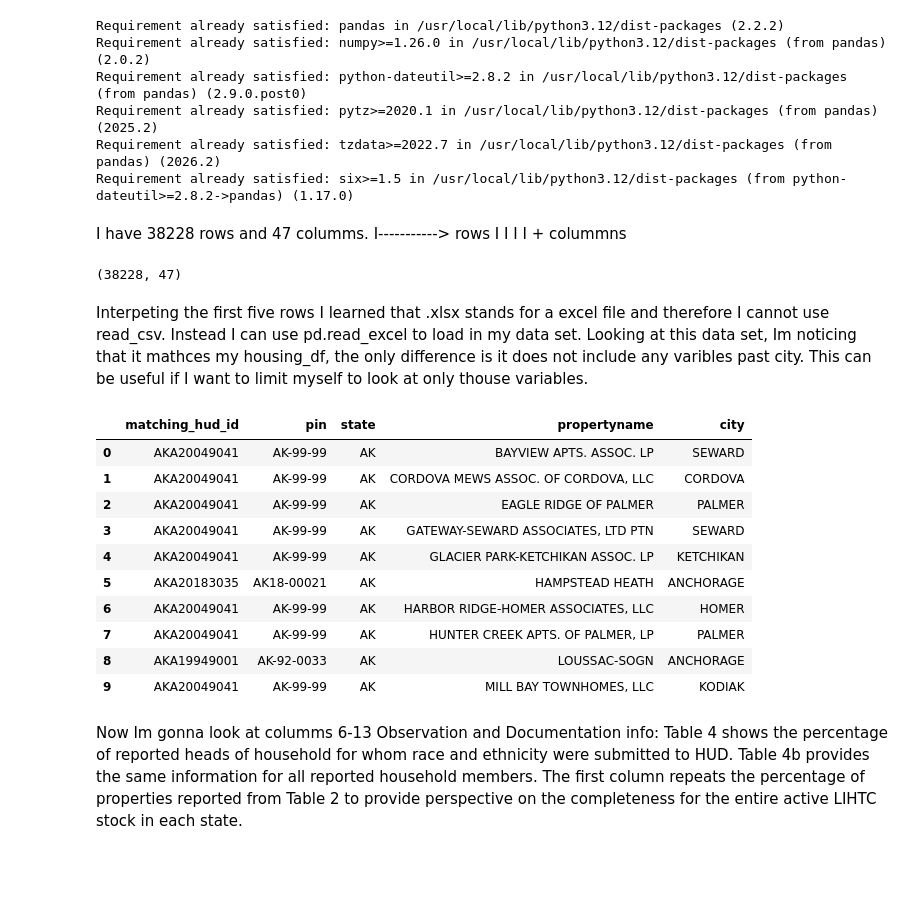
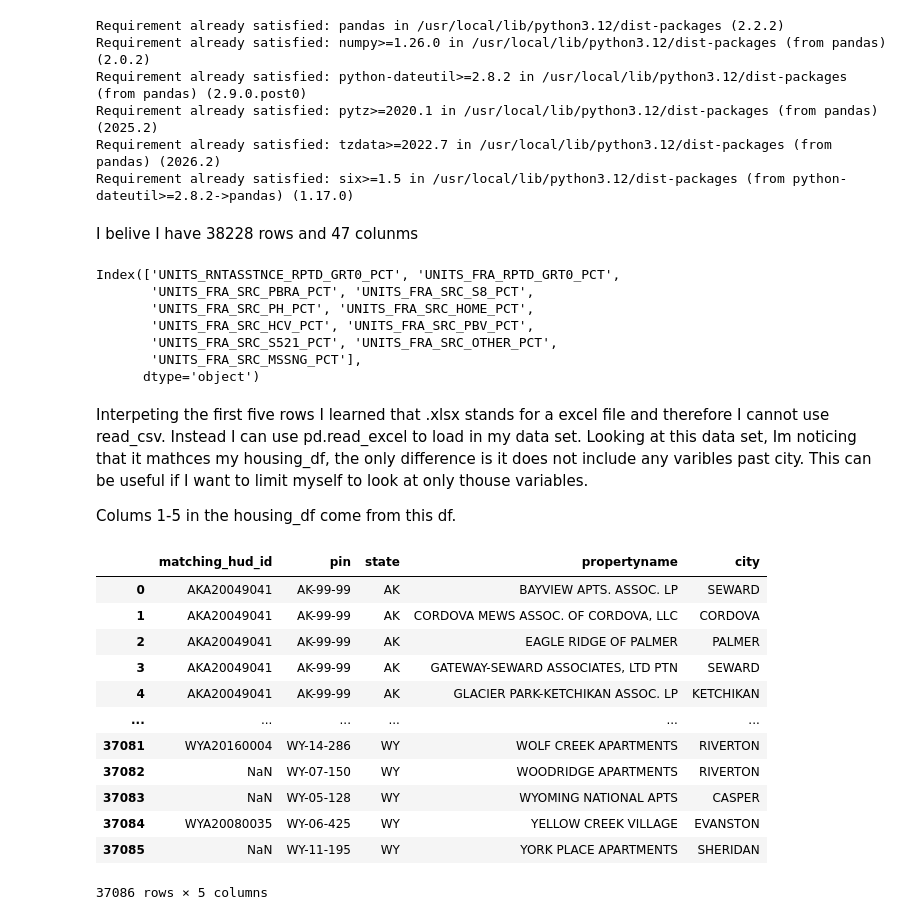
Before and after one commit to bitriagaleonela40-cmd/housing-research, a Jupyter notebook: Housing.ipynb, the cells around one changed output. Cells and saved outputs as stored; diff of their text form; code cells hidden in the pictures; blank space fills up the shorter version.

```diff
--- a/Housing.ipynb
+++ b/Housing.ipynb
@@ -14,42 +14,40 @@ import pandas as pd
 # %%
 housing_df = pd.read_csv("/content/2022 LIHTC Full Tenant Data.csv")
 # %% [markdown]
-I have 38228 rows and 47 columms.
-I-----------> rows
-I
-I
-I
-I
-+
-colummns
+I belive I have 38228 rows and 47 colunms
 # %%
 housing_df.head(14)
 housing_df.shape
+housing_df.columns[36:47]
 # %% [output]
-(38228, 47)
+Index(['UNITS_RNTASSTNCE_RPTD_GRT0_PCT', 'UNITS_FRA_RPTD_GRT0_PCT',
+       'UNITS_FRA_SRC_PBRA_PCT', 'UNITS_FRA_SRC_S8_PCT',
+       'UNITS_FRA_SRC_PH_PCT', 'UNITS_FRA_SRC_HOME_PCT',
+       'UNITS_FRA_SRC_HCV_PCT', 'UNITS_FRA_SRC_PBV_PCT',
+       'UNITS_FRA_SRC_S521_PCT', 'UNITS_FRA_SRC_OTHER_PCT',
+       'UNITS_FRA_SRC_MSSNG_PCT'],
+      dtype='object')
 # %% [markdown]
 Interpeting the first five rows
 I learned that .xlsx stands for a excel file and therefore I cannot use read_csv. Instead I can use pd.read_excel to load in my data set. Looking at this data set, Im noticing that it mathces my housing_df, the only difference is it does not include any varibles past city. This can be useful if I want to limit myself to look at only  thouse variables.
+
+Colums 1-5 in the housing_df come from this df.
 # %%
 url = "https://github.com/frontiertechinstitute/datasets/raw/main/2022%20LIHTC%20Tenant%20Data/data/2022%20LIHTC%20Tenant%20Data%20by%20Property%20-%20HUD_ID.xlsx"
 df = pd.read_excel(url)
 df.head(10)
+df[['matching_hud_id', 'pin', 'state', 'propertyname', 'city']]
 # %% [output]
 |  | matching_hud_id | pin | state | propertyname | city |
 | 0 | AKA20049041 | AK-99-99 | AK | BAYVIEW APTS. ASSOC. LP | SEWARD |
 | 1 | AKA20049041 | AK-99-99 | AK | CORDOVA MEWS ASSOC. OF CORDOVA, LLC | CORDOVA |
 | 2 | AKA20049041 | AK-99-99 | AK | EAGLE RIDGE OF PALMER | PALMER |
 | 3 | AKA20049041 | AK-99-99 | AK | GATEWAY-SEWARD ASSOCIATES, LTD PTN | SEWARD |
 | 4 | AKA20049041 | AK-99-99 | AK | GLACIER PARK-KETCHIKAN ASSOC. LP | KETCHIKAN |
-| 5 | AKA20183035 | AK18-00021 | AK | HAMPSTEAD HEATH | ANCHORAGE |
-| 6 | AKA20049041 | AK-99-99 | AK | HARBOR RIDGE-HOMER ASSOCIATES, LLC | HOMER |
-| 7 | AKA20049041 | AK-99-99 | AK | HUNTER CREEK APTS. OF PALMER, LP | PALMER |
-| 8 | AKA19949001 | AK-92-0033 | AK | LOUSSAC-SOGN | ANCHORAGE |
-| 9 | AKA20049041 | AK-99-99 | AK | MILL BAY TOWNHOMES, LLC | KODIAK |
+| ... | ... | ... | ... | ... | ... |
+| 37081 | WYA20160004 | WY-14-286 | WY | WOLF CREEK APARTMENTS | RIVERTON |
+| 37082 | NaN | WY-07-150 | WY | WOODRIDGE APARTMENTS | RIVERTON |
+| 37083 | NaN | WY-05-128 | WY | WYOMING NATIONAL APTS | CASPER |
+| 37084 | WYA20080035 | WY-06-425 | WY | YELLOW CREEK VILLAGE | EVANSTON |
+| 37085 | NaN | WY-11-195 | WY | YORK PLACE APARTMENTS | SHERIDAN |
+37086 rows × 5 columns
-# %% [markdown]
-Now Im gonna look at columms 6-13
-Observation and Documentation info:
-Table 4 shows the percentage of reported heads of household for whom race and ethnicity were
-submitted to HUD. Table 4b provides the same information for all reported household members. The
-first column repeats the percentage of properties reported from Table 2 to provide perspective on the
-completeness for the entire active LIHTC stock in each state.
```
Also changed, not shown: parts of 13 cells of this notebook.
